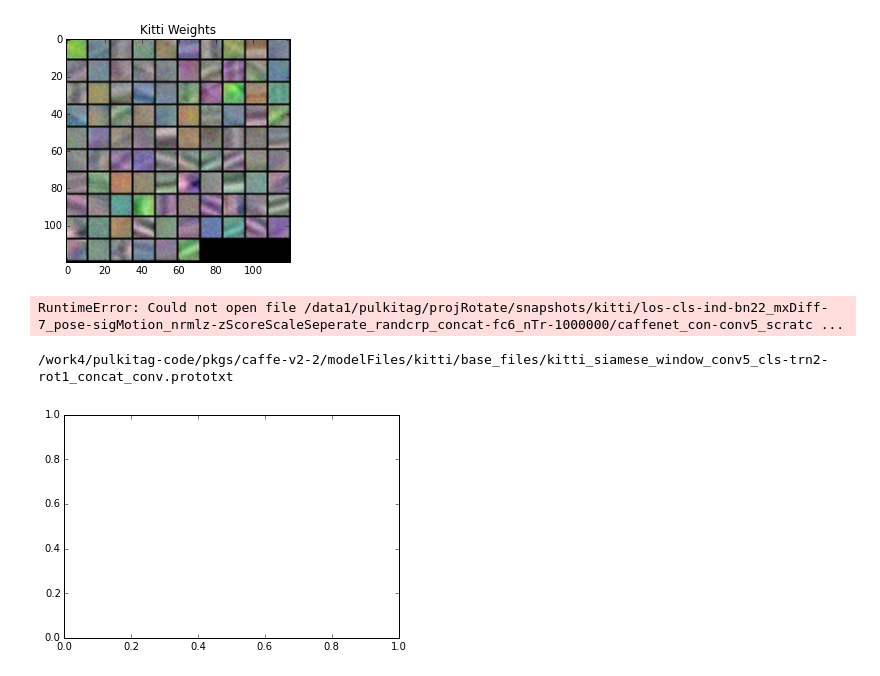
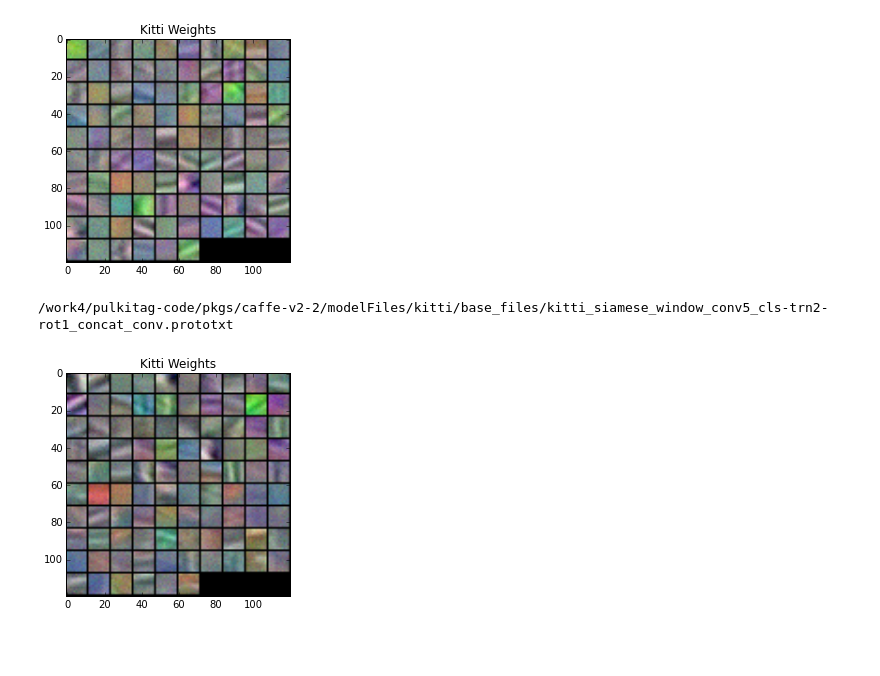
Before and after one commit to pulkitag/caffe, a Jupyter notebook: modelFiles/kitti/documentation/Kitti-Document.ipynb, the cells around one changed output. Saved outputs shown, nothing was run; the diff lists cells and outputs as text; code cells hidden in the pictures; blank space fills up the shorter version.

```diff
--- a/modelFiles/kitti/documentation/Kitti-Document.ipynb
+++ b/modelFiles/kitti/documentation/Kitti-Document.ipynb
@@ -197,14 +198,13 @@ net.vis_weights('conv1', ax=ax1, titleName='Kitti Weights')
 # %%
 prms    = ku.get_prms(poseType='sigMotion', maxFrameDiff=7, lossType='classify', imSz=None)
 cPrms   = kn.get_caffe_prms(concatLayer='conv5', convConcat=True)
-numIter = 50000
+numIter = 60000
 ax1  = plt.subplot(1,1,1)
 exp   = kn.setup_experiment(prms, cPrms)
 modelFile = exp.get_snapshot_name(numIter=numIter)
 defFile = '/work4/pulkitag-code/pkgs/caffe-v2-2/modelFiles/kitti/base_files/kitti_conv1.prototxt'
 net    = mp.MyNet(defFile, modelFile)
 net.vis_weights('conv1', ax=ax1, titleName='Kitti Weights')
 # %% [output]
-RuntimeError: Could not open file /data1/pulkitag/projRotate/snapshots/kitti/los-cls-ind-bn22_mxDiff-7_pose-sigMotion_nrmlz-zScoreScaleSeperate_randcrp_concat-fc6_nTr-1000000/caffenet_con-conv5_scratc ...
+/work4/pulkitag-code/pkgs/caffe-v2-2/modelFiles/kitti/base_files/kitti_siamese_window_conv5_cls-trn2-rot1_concat_conv.prototxt
-/work4/pulkitag-code/pkgs/caffe-v2-2/modelFiles/kitti/base_files/kitti_siamese_window_conv5_cls-trn2-rot1_concat_conv.prototxt
-[figure, old version]
+[figure, new version]
```
Also changed, not shown: parts of 5 cells of this notebook, 25 other files.
